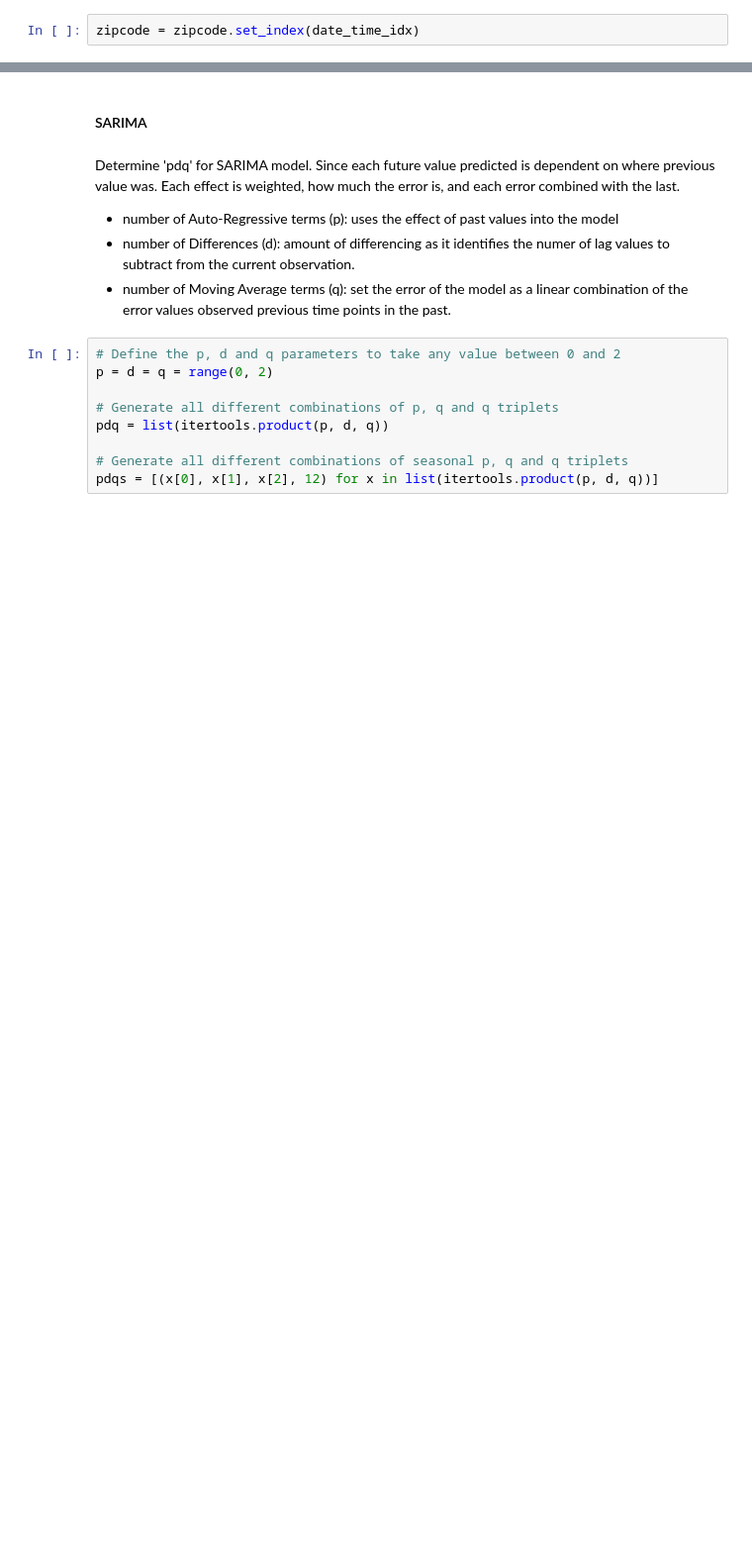
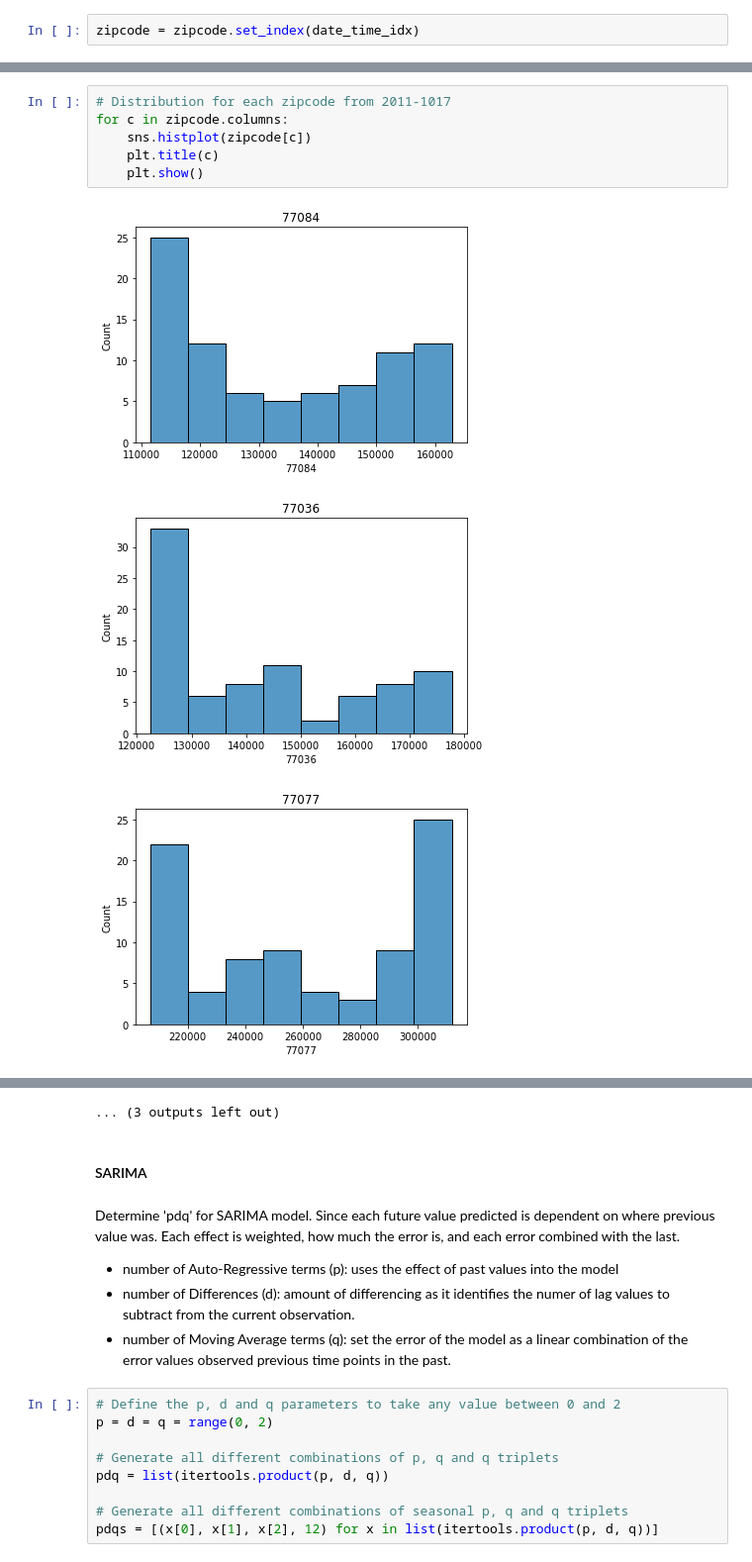
Before and after one commit to Blue723/Housing_Time_Series, a Jupyter notebook: Time_Series_notebook.ipynb, the cells around one changed output, grey strips where cells are left out. Shown at 99% size. Cells and saved outputs as stored; diff of their text form; blank space fills up the shorter version.

```diff
--- a/Time_Series_notebook.ipynb
+++ b/Time_Series_notebook.ipynb
@@ -235,0 +348,10 @@ zipcode.plot(figsize=(20,10),
+# %%
+# Distribution for each zipcode from 2011-1017
+for c in zipcode.columns:
+    sns.histplot(zipcode[c])
+    plt.title(c)
+    plt.show()
+# %% [output]
+[figure, added]
+[figure, added]
+[figure, added]
@@ -236,3 +367,4 @@ zipcode.plot(figsize=(20,10),
+... (3 outputs left out)
 # %% [markdown]
 #### SARIMA
 # %% [markdown]
```
Also changed, not shown: parts of 15 cells of this notebook, 3 other files.
